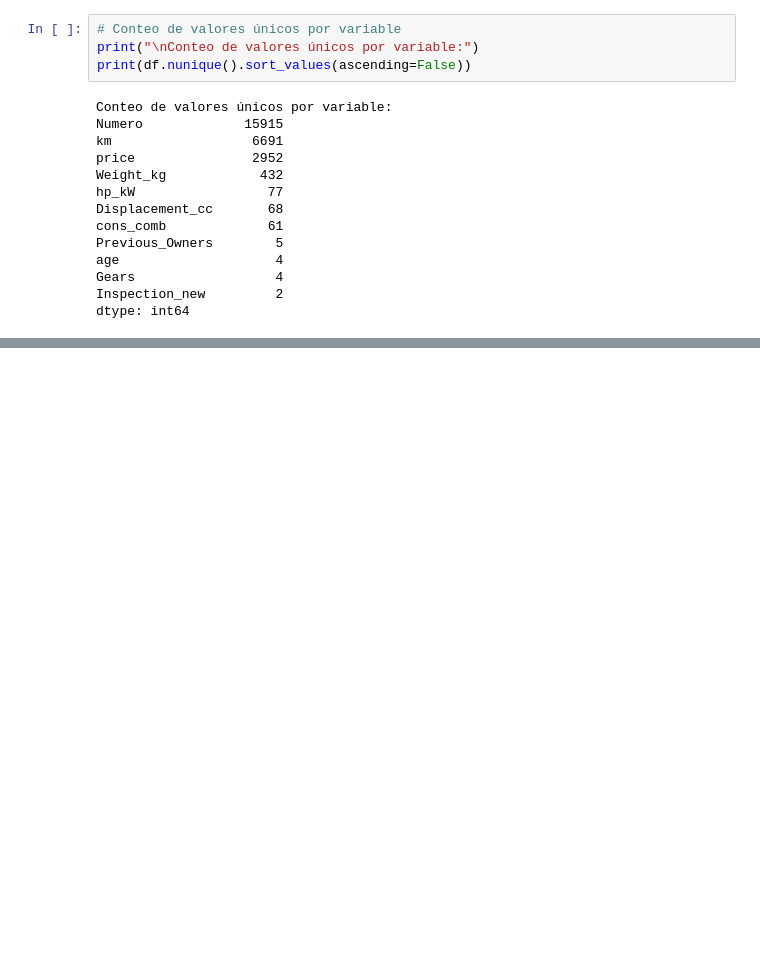
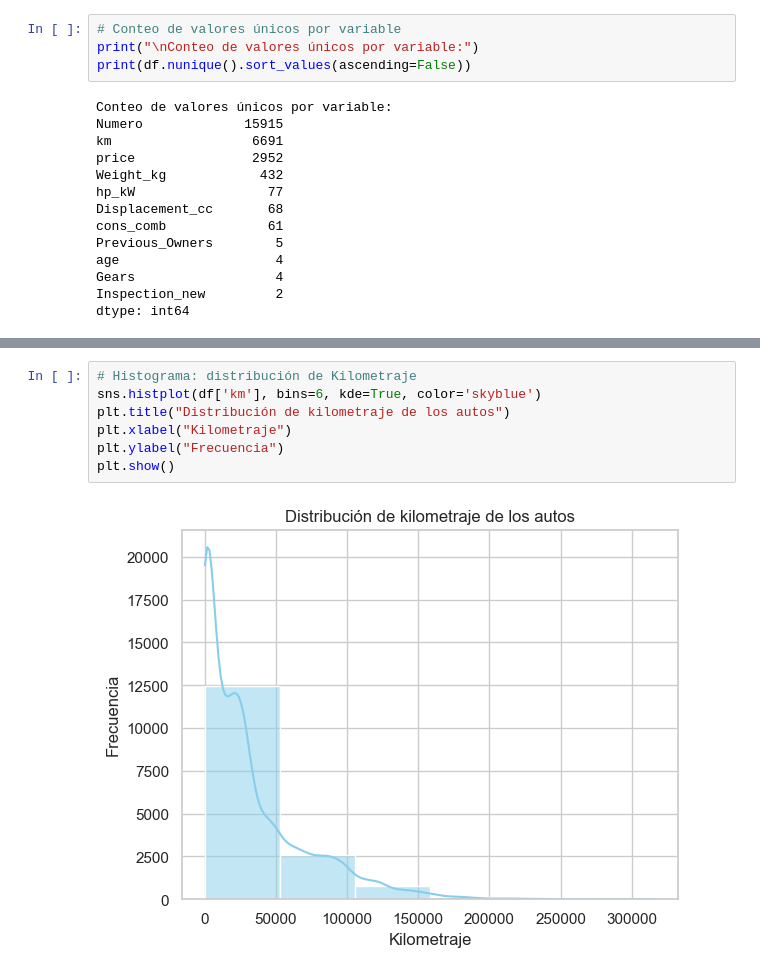
Before and after one commit to mauricio8854/Carprice, a Jupyter notebook: proyecto_aula/Entregable.ipynb, the cells around one changed output, grey strips where cells are left out. Saved outputs shown, nothing was run; the diff lists cells and outputs as text; blank space fills up the shorter version.

```diff
--- a/proyecto_aula/Entregable.ipynb
+++ b/proyecto_aula/Entregable.ipynb
@@ -152,0 +192,9 @@ print(df[variables_clave].describe())
+# %%
+# Histograma: distribución de Kilometraje
+sns.histplot(df['km'], bins=6, kde=True, color='skyblue')
+plt.title("Distribución de kilometraje de los autos")
+plt.xlabel("Kilometraje")
+plt.ylabel("Frecuencia")
+plt.show()
+# %% [output]
+[figure, added]
```
Also changed, not shown: parts of 35 cells of this notebook.
